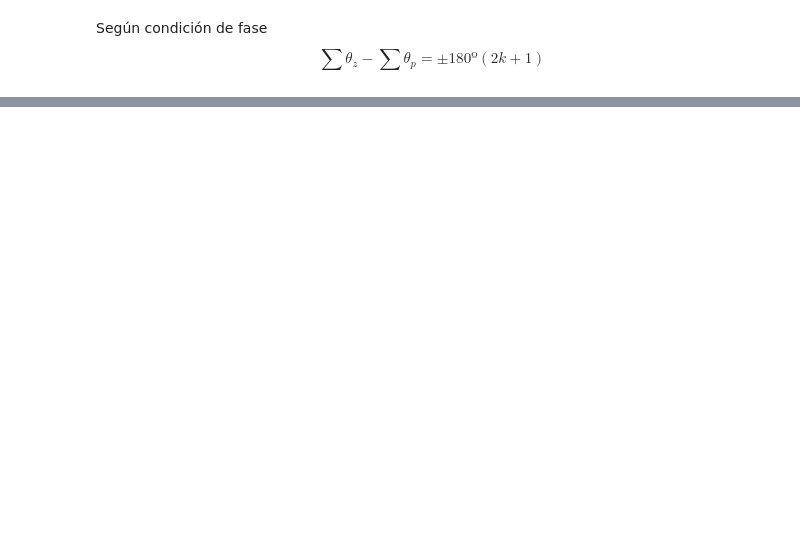
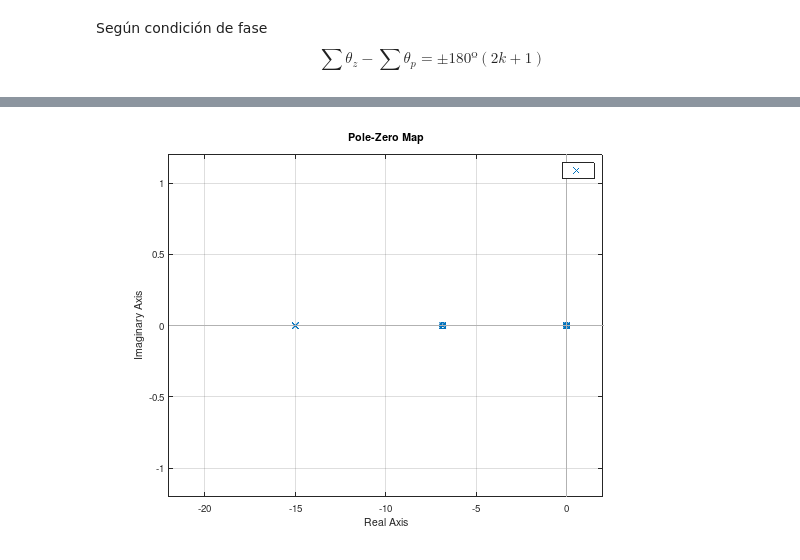
Before and after one commit to FGalvagno/altitude-control, a Jupyter notebook: notebook.ipynb, the cells around one changed output, grey strips where cells are left out. Saved outputs shown, nothing was run; the diff lists cells and outputs as text; code cells hidden in the pictures; blank space fills up the shorter version.

```diff
--- a/notebook.ipynb
+++ b/notebook.ipynb
@@ -256,0 +251,4 @@ Continuous-time model.
+# %%
+pzmap(FLA*c*c2*(k/ku))
+# %% [output]
+[figure, added]
```
Also changed, not shown: parts of 20 cells of this notebook, 3 other files.
